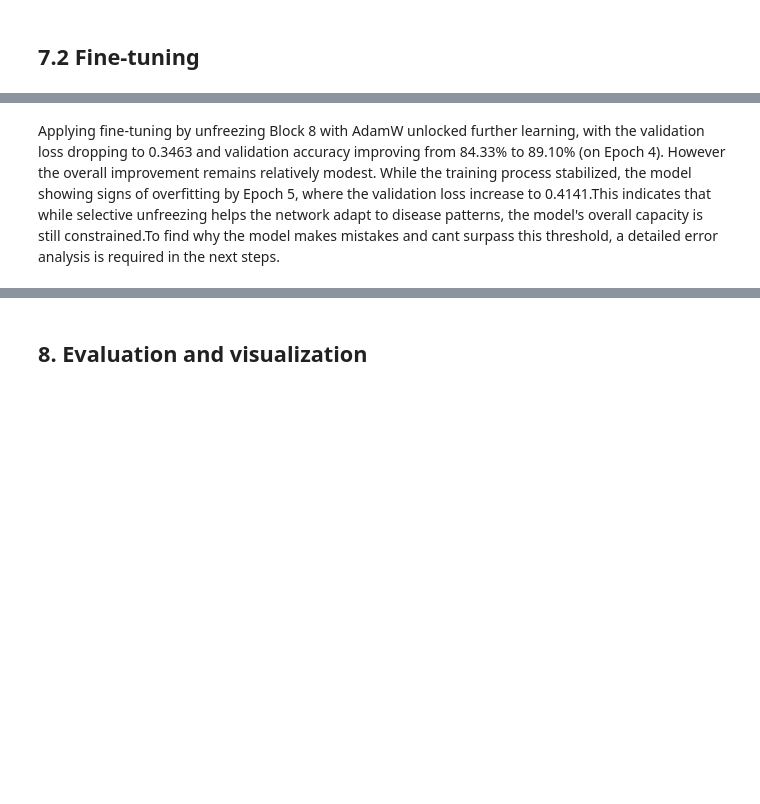
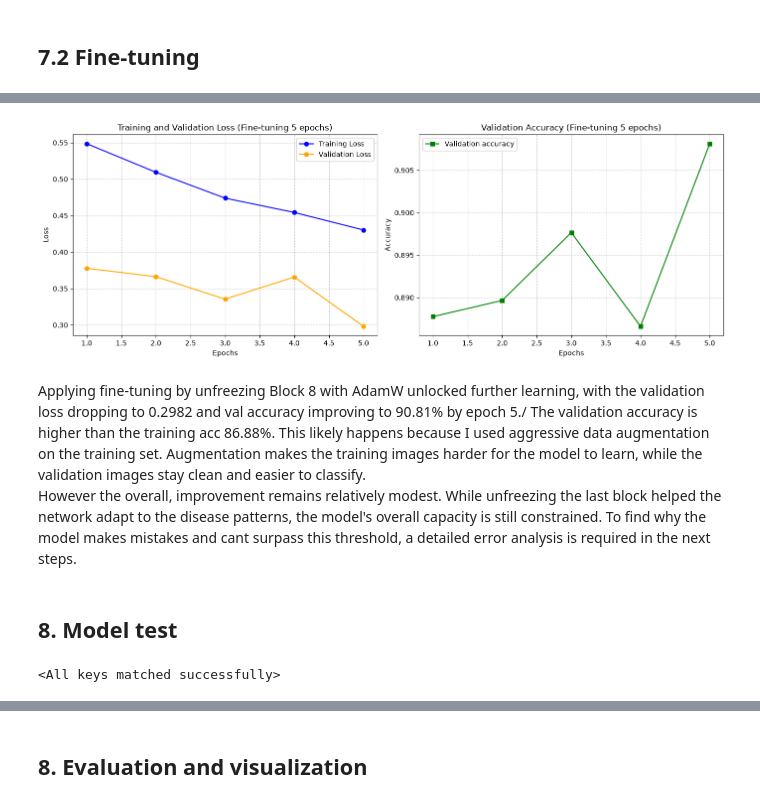
Before and after one commit to radinelageorgieva/plant-disease-classification, a Jupyter notebook: Plant_Disease_Classification.ipynb, the cells around one changed output, grey strips where cells are left out. Drawn from its saved outputs; the diff is of its cells as text; code cells hidden in the pictures; blank space fills up the shorter version.

```diff
--- a/Plant_Disease_Classification.ipynb
+++ b/Plant_Disease_Classification.ipynb
@@ -538,4 +611,17 @@ The best model with validation accuracy: 0.86
+# %%
+plot_mlflow_metrics("Fine-tuning 5 epochs")
+# %% [output]
+[figure, added]
 # %%
 mlflow.end_run()
 # %% [markdown]
-Applying fine-tuning by unfreezing Block 8 with AdamW unlocked further learning, with the validation loss dropping to 0.3463 and validation accuracy improving from 84.33% to 89.10% (on Epoch 4). However the overall improvement remains relatively modest. While the training process stabilized, the model showing signs of overfitting by Epoch 5, where the validation loss increase to 0.4141.This indicates that while selective unfreezing helps the network adapt to disease patterns, the model's overall capacity is still constrained.To find why the model makes mistakes and cant surpass this threshold, a detailed error analysis is required in the next steps.
+Applying fine-tuning by unfreezing Block 8 with AdamW unlocked further learning, with the validation loss dropping to 0.2982 and val accuracy improving to 90.81% by еpoch 5./
+The validation accuracy is higher than the training acc 86.88%. This likely happens because I used aggressive data augmentation on the training set. Augmentation makes the training images harder for the model to learn, while the validation images stay clean and easier to classify.\
+However the overall, improvement remains relatively modest. While unfreezing the last block helped the network adapt to the disease patterns, the model's overall capacity is still constrained. To find why the model makes mistakes and cant surpass this threshold, a detailed error analysis is required in the next steps.
+# %% [markdown]
+## 8. Model test
+# %%
+checkpoint = torch.load("./checkpoints_final_project8/best_model_final_project.pth")
+model.load_state_dict(checkpoint['model_state_dict'])
+# %% [output]
+<All keys matched successfully>
```
Also changed, not shown: parts of 51 cells of this notebook.
